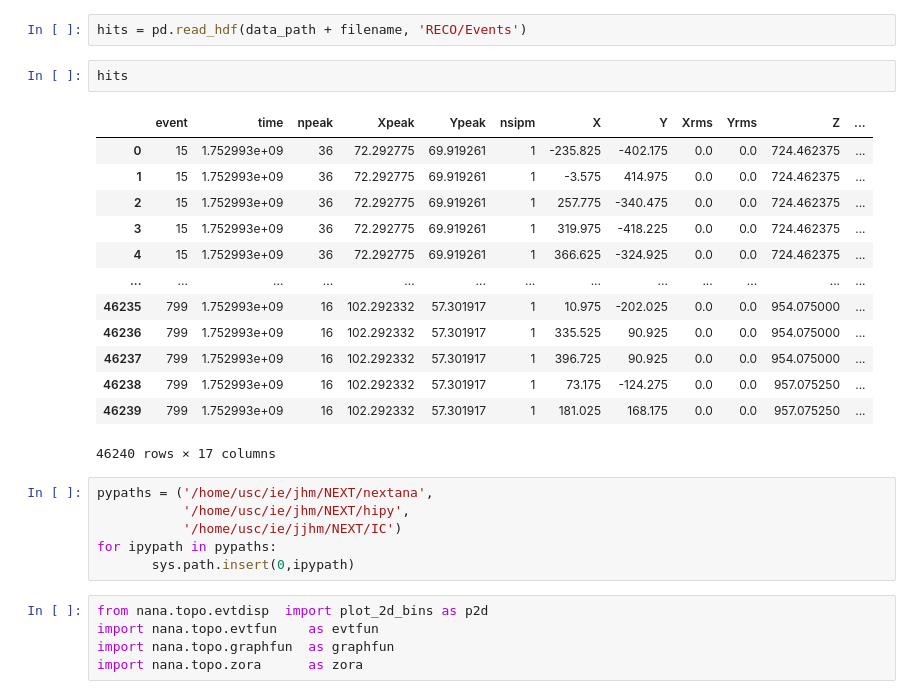
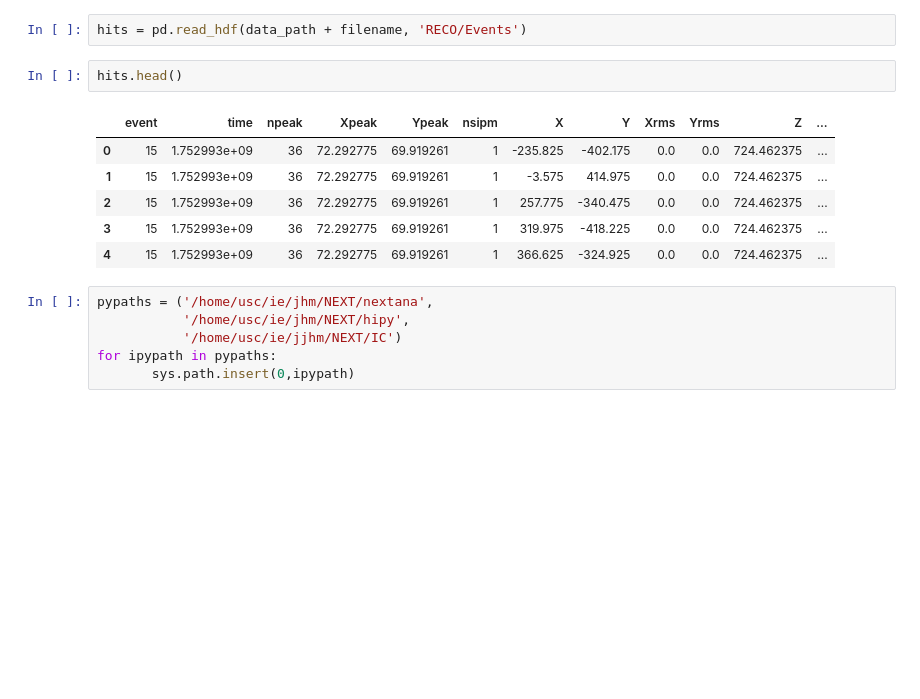
Before and after one commit to jahernando/nextana, a Jupyter notebook: NB/tutorial/sophronia.ipynb, the cells around one changed output. Cells and saved outputs as stored; diff of their text form; blank space fills up the shorter version.

```diff
--- a/NB/tutorial/sophronia.ipynb
+++ b/NB/tutorial/sophronia.ipynb
@@ -60,29 +60,17 @@ Object Tree:
 # %%
 hits = pd.read_hdf(data_path + filename, 'RECO/Events')
 # %%
-hits
+hits.head()
 # %% [output]
 |  | event | time | npeak | Xpeak | Ypeak | nsipm | X | Y | Xrms | Yrms | Z | ... |
 | 0 | 15 | 1.752993e+09 | 36 | 72.292775 | 69.919261 | 1 | -235.825 | -402.175 | 0.0 | 0.0 | 724.462375 | ... |
 | 1 | 15 | 1.752993e+09 | 36 | 72.292775 | 69.919261 | 1 | -3.575 | 414.975 | 0.0 | 0.0 | 724.462375 | ... |
 | 2 | 15 | 1.752993e+09 | 36 | 72.292775 | 69.919261 | 1 | 257.775 | -340.475 | 0.0 | 0.0 | 724.462375 | ... |
 | 3 | 15 | 1.752993e+09 | 36 | 72.292775 | 69.919261 | 1 | 319.975 | -418.225 | 0.0 | 0.0 | 724.462375 | ... |
 | 4 | 15 | 1.752993e+09 | 36 | 72.292775 | 69.919261 | 1 | 366.625 | -324.925 | 0.0 | 0.0 | 724.462375 | ... |
-| ... | ... | ... | ... | ... | ... | ... | ... | ... | ... | ... | ... | ... |
-| 46235 | 799 | 1.752993e+09 | 16 | 102.292332 | 57.301917 | 1 | 10.975 | -202.025 | 0.0 | 0.0 | 954.075000 | ... |
-| 46236 | 799 | 1.752993e+09 | 16 | 102.292332 | 57.301917 | 1 | 335.525 | 90.925 | 0.0 | 0.0 | 954.075000 | ... |
-| 46237 | 799 | 1.752993e+09 | 16 | 102.292332 | 57.301917 | 1 | 396.725 | 90.925 | 0.0 | 0.0 | 954.075000 | ... |
-| 46238 | 799 | 1.752993e+09 | 16 | 102.292332 | 57.301917 | 1 | 73.175 | -124.275 | 0.0 | 0.0 | 957.075250 | ... |
-| 46239 | 799 | 1.752993e+09 | 16 | 102.292332 | 57.301917 | 1 | 181.025 | 168.175 | 0.0 | 0.0 | 957.075250 | ... |
-46240 rows × 17 columns
 # %%
 pypaths = ('/home/usc/ie/jhm/NEXT/nextana',
            '/home/usc/ie/jhm/NEXT/hipy',
            '/home/usc/ie/jjhm/NEXT/IC')
 for ipypath in pypaths:
        sys.path.insert(0,ipypath)
-# %%
-from nana.topo.evtdisp  import plot_2d_bins as p2d
-import nana.topo.evtfun    as evtfun
-import nana.topo.graphfun  as graphfun
-import nana.topo.zora      as zora
```
Also changed, not shown: parts of 56 cells of this notebook, 1 other file.
